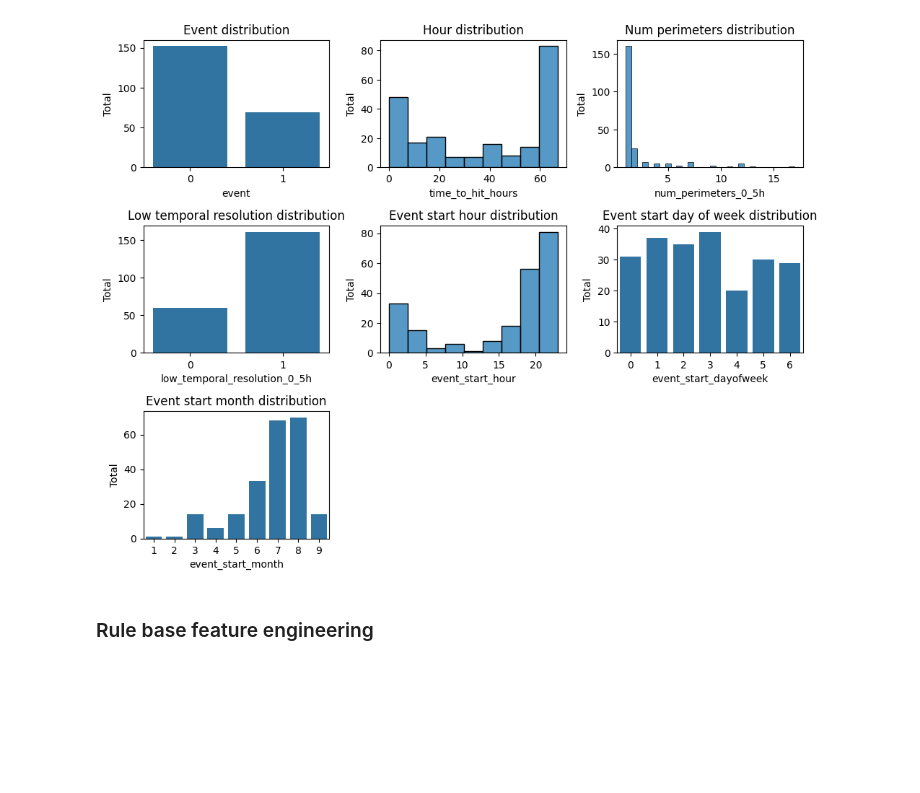
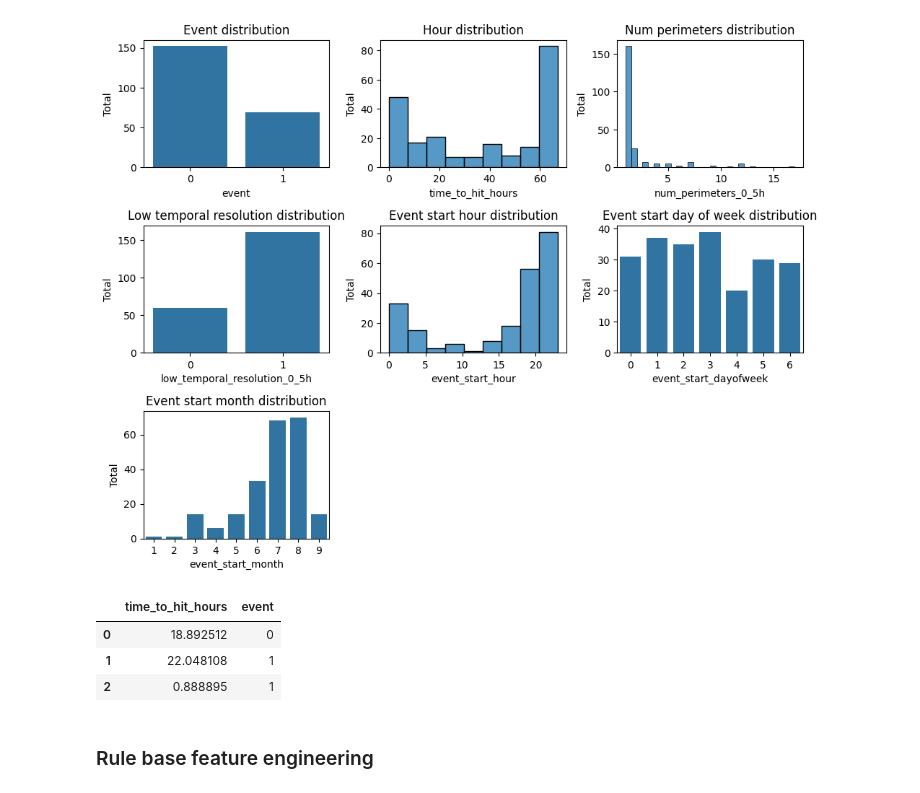
Before and after one commit to ChuongLe279/Kaggle-Competition, a Jupyter notebook: WiDSWorldWide_GlobalDathon26/main.ipynb, the cells around one changed output. Drawn from its saved outputs; the diff is of its cells as text; code cells hidden in the pictures; blank space fills up the shorter version.

```diff
--- a/WiDSWorldWide_GlobalDathon26/main.ipynb
+++ b/WiDSWorldWide_GlobalDathon26/main.ipynb
@@ -100,6 +80,24 @@ plt.tight_layout()
 plt.show()
 # %% [output]
 [figure]
+# %%
+#Training data
+X_train = train.drop(columns=['event', 'event_id', 'time_to_hit_hours'])
+y_train = train[['time_to_hit_hours', 'event']]
+y_train['event'] = y_train['event'].astype(int)
+y_train_surv = Surv.from_arrays(event=y_train["event"].astype(bool),
+                           time=y_train["time_to_hit_hours"])
+event_val = y_train['event'].copy()
+#Testing data
+X_test = test.drop(columns=['event_id'])
+event_id = test['event_id']
+# %%
+y_train.head(3)
+# %% [output]
+|  | time_to_hit_hours | event |
+| 0 | 18.892512 | 0 |
+| 1 | 22.048108 | 1 |
+| 2 | 0.888895 | 1 |
 # %% [markdown]
 ### Rule base feature engineering
 # %% [markdown]
```
Also changed, not shown: parts of 28 cells of this notebook, 3 other files.
